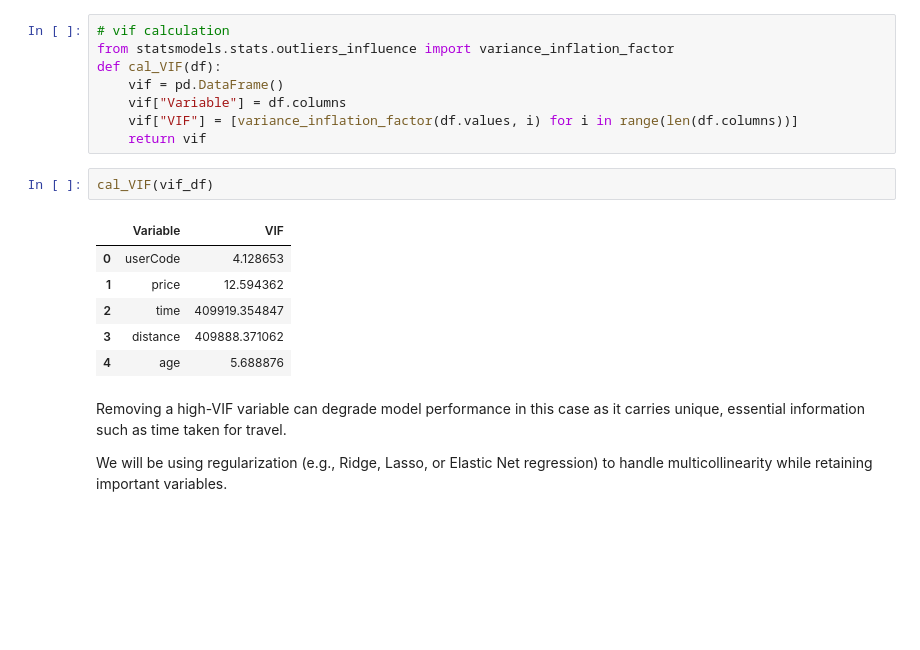
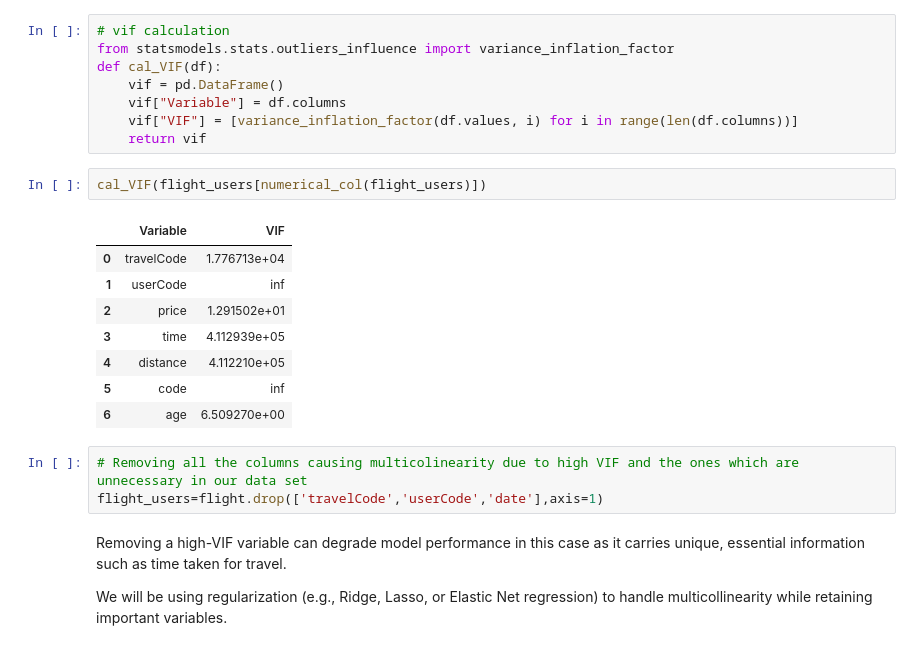
Before and after one commit to amol004/Voyage-Analytics-Integrating-MLOps-in-Travel, a Jupyter notebook: Capstone_Project_Productionization_of_ML_Systems.ipynb, the cells around one changed output. Cells and saved outputs as stored; diff of their text form; blank space fills up the shorter version.

```diff
--- a/Capstone_Project_Productionization_of_ML_Systems.ipynb
+++ b/Capstone_Project_Productionization_of_ML_Systems.ipynb
@@ -1045,15 +1051,20 @@ def cal_VIF(df):
     vif["Variable"] = df.columns
     vif["VIF"] = [variance_inflation_factor(df.values, i) for i in range(len(df.columns))]
     return vif
-# %%
-cal_VIF(vif_df)
-# %% [output]
-|  | Variable | VIF |
-| 0 | userCode | 4.128653 |
-| 1 | price | 12.594362 |
-| 2 | time | 409919.354847 |
-| 3 | distance | 409888.371062 |
-| 4 | age | 5.688876 |
+# %%
+cal_VIF(flight_users[numerical_col(flight_users)])
+# %% [output]
+|  | Variable | VIF |
+| 0 | travelCode | 1.776713e+04 |
+| 1 | userCode | inf |
+| 2 | price | 1.291502e+01 |
+| 3 | time | 4.112939e+05 |
+| 4 | distance | 4.112210e+05 |
+| 5 | code | inf |
+| 6 | age | 6.509270e+00 |
+# %%
+# Removing all the columns causing multicolinearity due to high VIF and the ones which are unnecessary in our data set
+flight_users=flight.drop(['travelCode','userCode','date'],axis=1)
 # %% [markdown]
 Removing a high-VIF variable can degrade model performance in this case as it carries unique, essential information such as time taken for travel.
 
```
Also changed, not shown: parts of 2 cells of this notebook.
